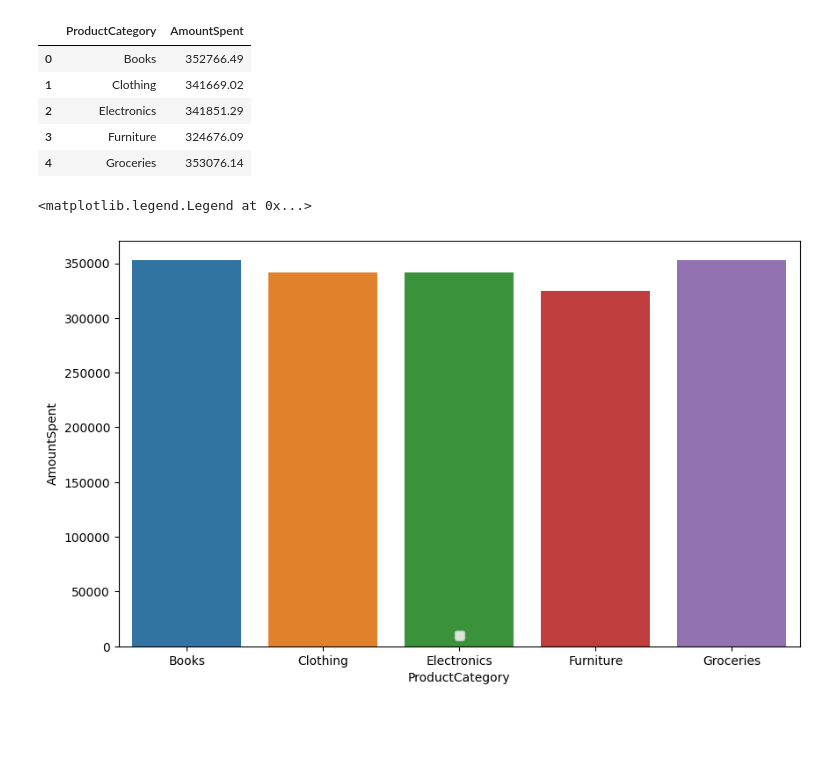
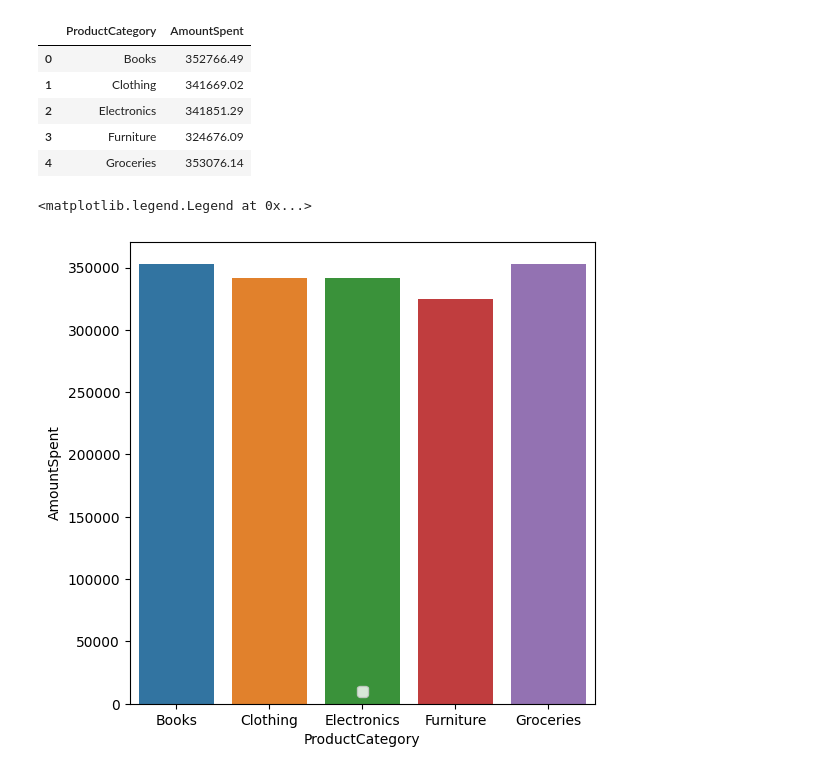
Before and after one commit to pavanrajkg04/Job_based_projects, a Jupyter notebook: Data Science/LLoyd Bank/Task 1: Data gathering and exploratory analysis/TaskOne.ipynb, the cells around one changed output. Drawn from its saved outputs; the diff is of its cells as text; code cells hidden in the pictures; blank space fills up the shorter version.

```diff
--- a/Data Science/LLoyd Bank/Task 1: Data gathering and exploratory analysis/TaskOne.ipynb
+++ b/Data Science/LLoyd Bank/Task 1: Data gathering and exploratory analysis/TaskOne.ipynb
@@ -101,9 +101,9 @@ x
 | 3 | Furniture | 324676.09 |
 | 4 | Groceries | 353076.14 |
 # %%
-plt.figure(figsize=(10,6))
+plt.figure(figsize=(6,6))
 sns.barplot(x='ProductCategory',y='AmountSpent', data=x, hue='ProductCategory')
 plt.legend(loc='lower center',fontsize=10, title_fontsize=12, ncol=5)
 # %% [output]
 <matplotlib.legend.Legend at 0x...>
-[figure, old version]
+[figure, new version]
```
Also changed, not shown: parts of 2 cells of this notebook.
